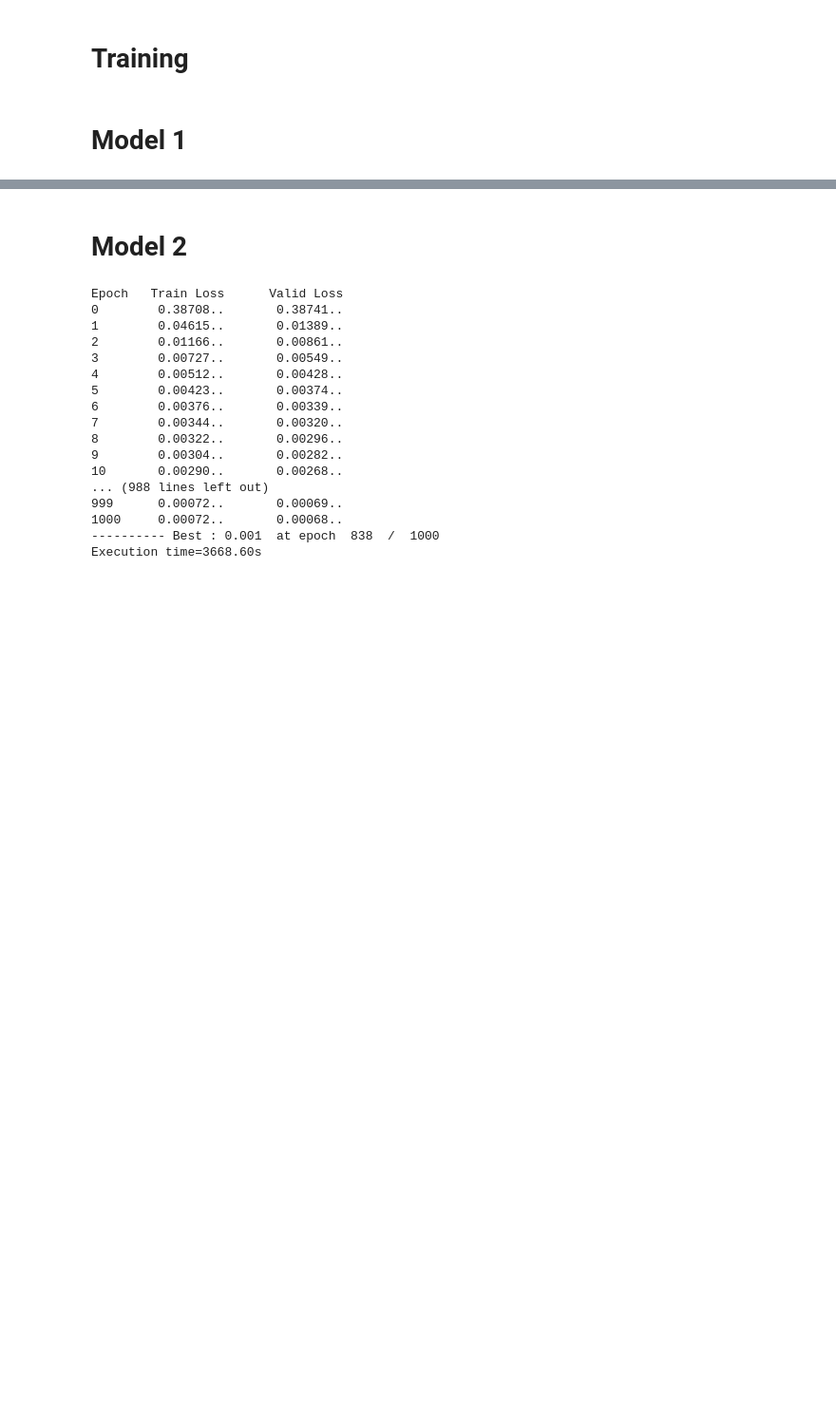
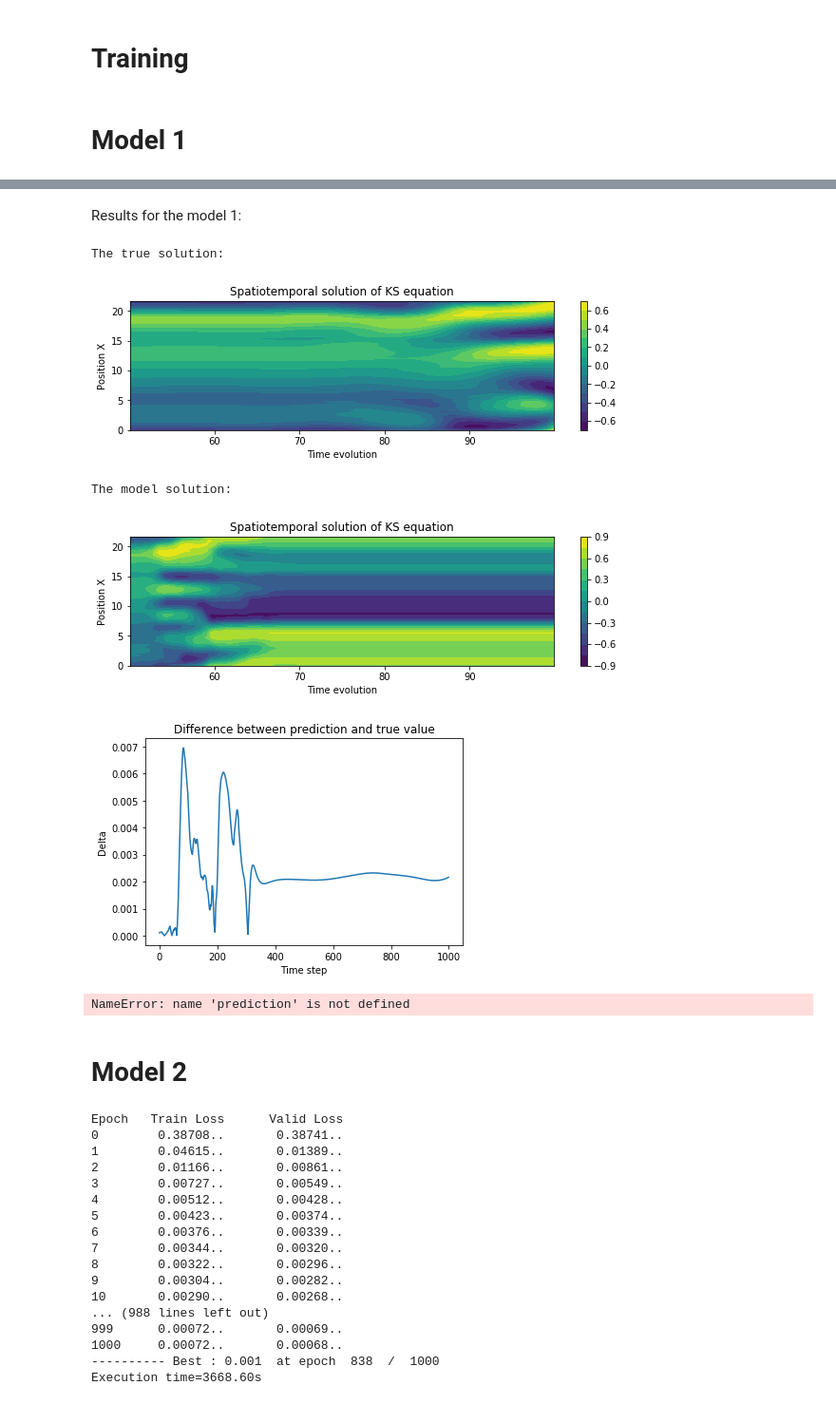
Before and after one commit to calladogt/Deep-learning-to-the-modeling-of-chaotic-dynamics-systems, a Jupyter notebook: Simulators/ks-simulator/KS-modelFF.ipynb, the cells around one changed output, grey strips where cells are left out. Shown at 95% size. Drawn from its saved outputs; the diff is of its cells as text; code cells hidden in the pictures; blank space fills up the shorter version.

```diff
--- a/Simulators/ks-simulator/KS-modelFF.ipynb
+++ b/Simulators/ks-simulator/KS-modelFF.ipynb
@@ -309,6 +415,9 @@ X_train_th = th.from_numpy(X_train).cuda()
 Y_train_th = th.from_numpy(Y_train).cuda()
 X_valid_th = th.from_numpy(X_valid).cuda()
 Y_valid_th = th.from_numpy(Y_valid).cuda()
+
+#just to use it later:
+state_history_norm_th = th.from_numpy(state_history_norm).cuda()
 # %% [markdown]
 # Training
 # %%
@@ -400,6 +509,6 @@ model.double()
 model.cuda()
 optimizer=th.optim.Adam(model.parameters(),lr=1e-4)
 loss_fn=th.nn.L1Loss()
-train(model,X_train_th,X_valid_th,Y_train_th,Y_valid_th,epochs=1000,batch_size=64)
+train(model,X_train_th,X_valid_th,Y_train_th,Y_valid_th,epochs=500,batch_size=64)
 # %% [output]
 Epoch   Train Loss      Valid Loss
@@ -423,3 +532,23 @@ Execution time=2822.00s
+# %% [markdown]
+Results for the model 1:
+# %%
+#epochs=100
+start_position=1000
+N_step_pred=1000
+prediction(model,start_position,N_step_pred,state_history_norm_th)
+# %% [output]
+The true solution:
+[figure, added]
+The model solution:
+[figure, added]
+[figure, added]
+# %%
+#epochs=500
+start_position=1000
+N_step_pred=10000
+prediction(model,start_position,N_step_pred,state_history_norm_th)
+# %% [output]
+NameError: name 'prediction' is not defined
 # %% [markdown]
 # Model 2
 # %%
```
Also changed, not shown: parts of 13 cells of this notebook.
